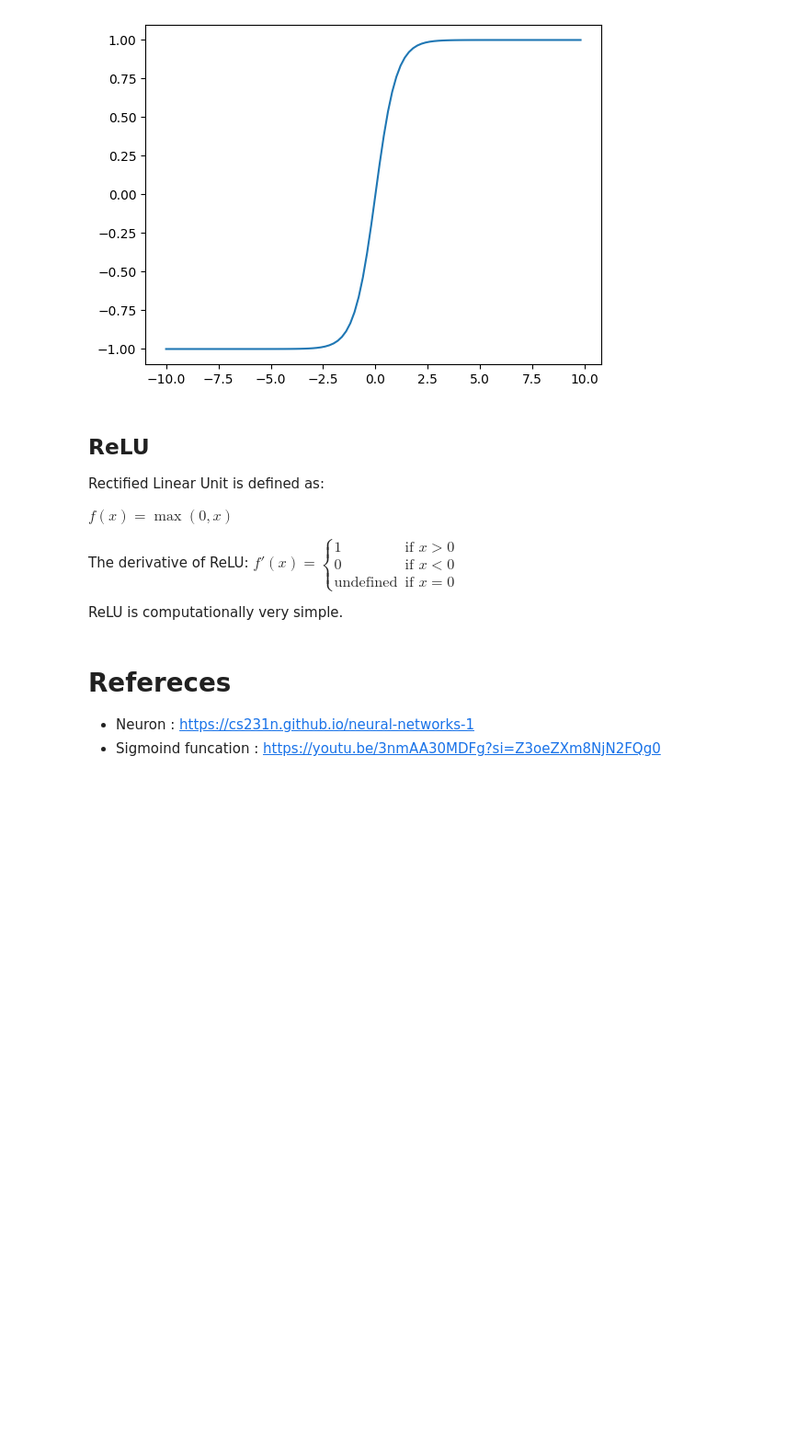
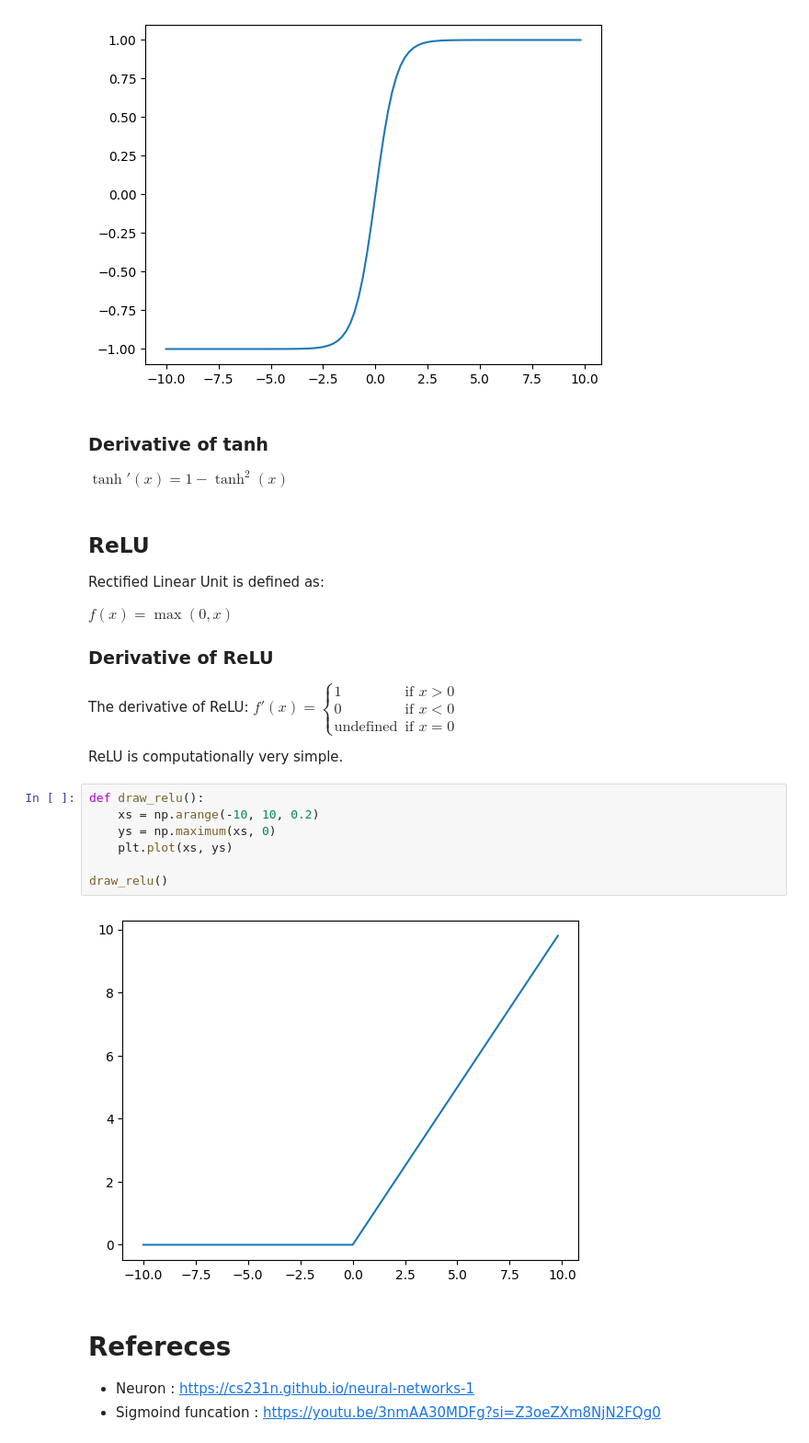
Before and after one commit to sunil220552/Yashvi, a Jupyter notebook: 04_neuron.ipynb, the cells around one changed output. Shown: that part at 92% size. Cells and saved outputs as stored; diff of their text form; blank space fills up the shorter version.

```diff
--- a/04_neuron.ipynb
+++ b/04_neuron.ipynb
@@ -87,6 +90,10 @@ plt.plot(xs, tanhy)
 # %% [output]
 [<matplotlib.lines.Line2D at 0x...>]
 [figure]
+# %% [markdown]
+### Derivative of tanh
+
+$\tanh'(x) = 1 - \tanh^2(x)$
 # %% [markdown]
 ## ReLU
 
@@ -94,10 +101,21 @@ Rectified Linear Unit is defined as:
 
 $f(x) = \max(0, x)$
 
+### Derivative of ReLU
+
 The derivative of ReLU:
 $f'(x) = \begin{cases} 1 & \text{if } x > 0 \\ 0 & \text{if } x < 0 \\ \text{undefined} & \text{if } x = 0 \end{cases}$
 
 ReLU is computationally very simple.
+# %%
+def draw_relu():
+    xs = np.arange(-10, 10, 0.2)
+    ys = np.maximum(xs, 0)
+    plt.plot(xs, ys)
+
+draw_relu()
+# %% [output]
+[figure, added]
 # %% [markdown]
 # Refereces
 * Neuron : https://cs231n.github.io/neural-networks-1
```
Also changed, not shown: parts of 4 cells of this notebook, 1 other file.
